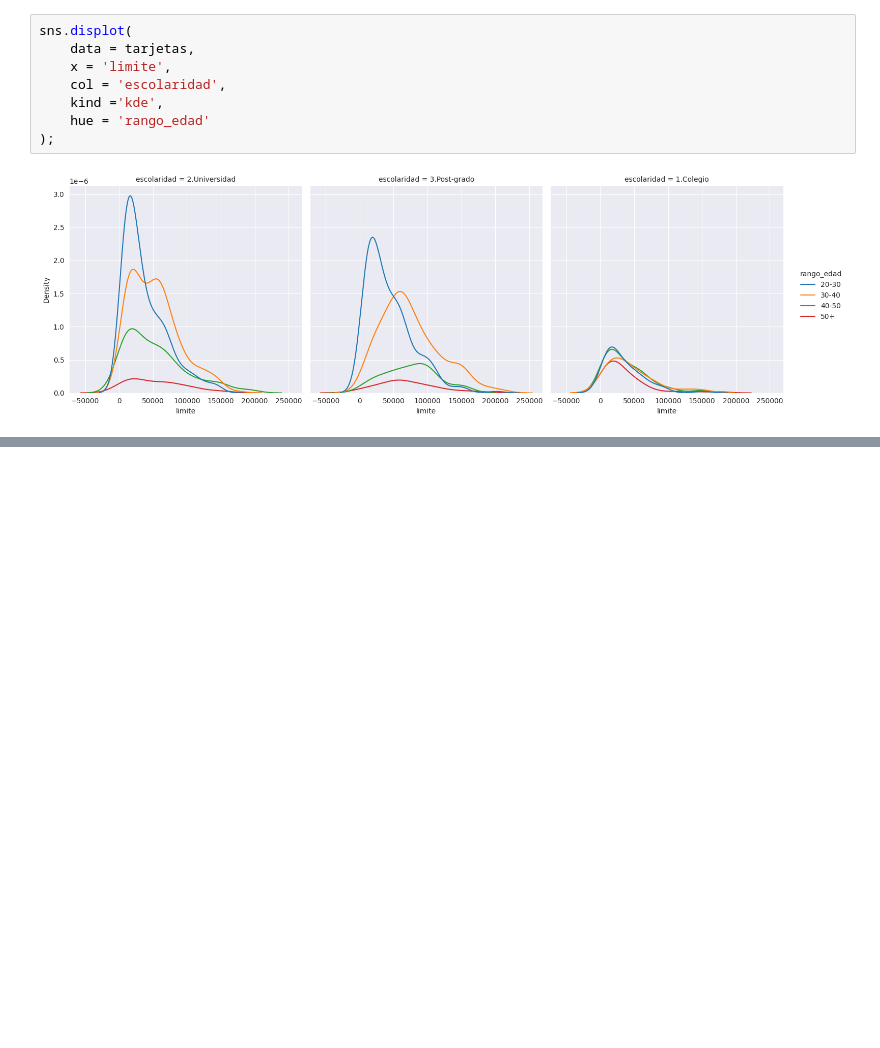
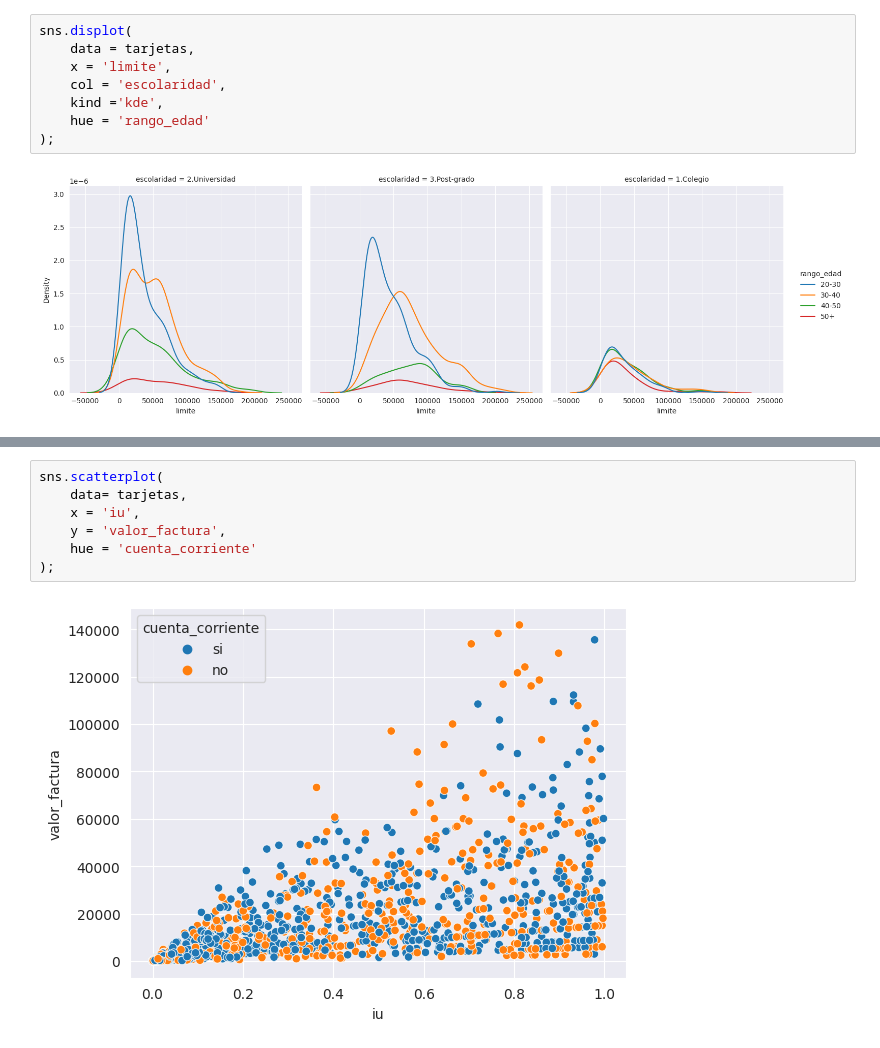
Before and after one commit to Fsalasgit/aluraCurso-Data-Visualization-Explorando_Seaborn, a Jupyter notebook: 01_Importanto_y_traduciendo_variables.ipynb, the cells around one changed output, grey strips where cells are left out. Cells and saved outputs as stored; diff of their text form; blank space fills up the shorter version.

```diff
--- a/01_Importanto_y_traduciendo_variables.ipynb
+++ b/01_Importanto_y_traduciendo_variables.ipynb
@@ -505,0 +516,9 @@ sns.displot(
+# %%
+sns.scatterplot(
+    data= tarjetas,
+    x = 'iu',
+    y = 'valor_factura',
+    hue = 'cuenta_corriente'
+);
+# %% [output]
+[figure, added]
```
Also changed, not shown: parts of 25 cells of this notebook.
